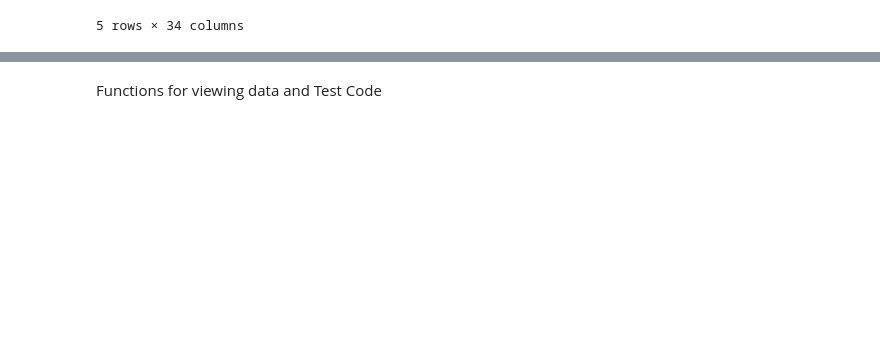
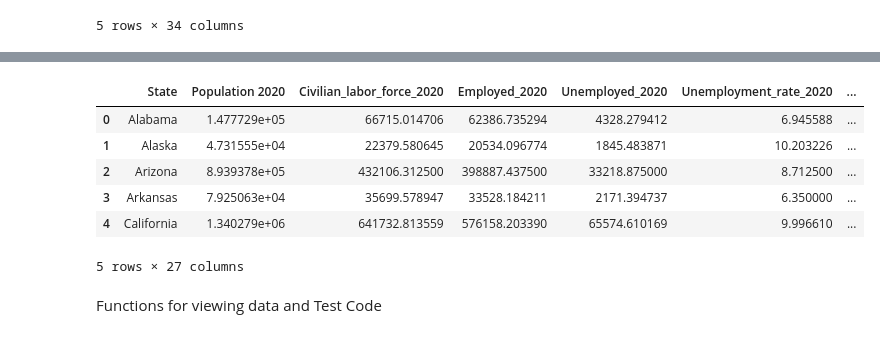
Before and after one commit to jason-napier/Water-Quality, a Jupyter notebook: EDA.ipynb, the cells around one changed output, grey strips where cells are left out. Drawn from its saved outputs; the diff is of its cells as text; code cells hidden in the pictures; blank space fills up the shorter version.

```diff
--- a/EDA.ipynb
+++ b/EDA.ipynb
@@ -294,0 +228,39 @@ arsenic_df.head()
+# %%
+#List of States
+# Define the mapping between states and regions
+state_to_region = {
+    'Arizona': 'Four Corners',
+    'California': 'West Coast',
+    'Colorado': 'Four Corners',
+    'Connecticut': 'Northeast',
+    'Maine': 'Northeast',
+    # 'Maryland': 'South',
+    'Massachusetts': 'Northeast',
+    'New Hampshire': 'Northeast',
+    'New Jersey': 'Northeast',
+    'New Mexico': 'Four Corners',
+    'New York': 'Northeast',
+    'Oregon': 'West Coast',
+    'Pennsylvania': 'Northeast',
+    'Rhode Island': 'Northeast',
+    'Utah': 'Four Corners',
+    'Vermont': 'Northeast',
+    'Washington': 'West Coast'
+}
+
+# Apply the mapping to the "State" column and create a new "Region" column
+impurities_df['Region'] = impurities_df['State'].map(state_to_region)
+
+impurities_region_df = impurities_df.groupby("Region").mean()
+impurities_region_df
+# %%
+#Combine Census data together
+#Dataframes to combine for the year 2020
+census_2020_df = pd.merge(population_2020_df, unemployment_2020_df, on="State", how="outer")
+census_2020_df = pd.merge(census_2020_df, education_2020_df, on="State", how="outer")
+census_2020_df = pd.merge(census_2020_df, poverty_2020_df, on="State", how="outer")
+
+#Reset index to create "State" column
+census_2020_df.reset_index()
+
+census_2020_df.info()
@@ -294,0 +285,12 @@ arsenic_df.head()
+# %%
+#Merge impurities_df and Census 2020 dataframe
+complete_2020_df =pd.merge(census_2020_df, impurities_df, on="State",how="outer")
+complete_2020_df.head()
+# %% [output]
+|  | State | Population 2020 | Civilian_labor_force_2020 | Employed_2020 | Unemployed_2020 | Unemployment_rate_2020 | ... |
+| 0 | Alabama | 1.477729e+05 | 66715.014706 | 62386.735294 | 4328.279412 | 6.945588 | ... |
+| 1 | Alaska | 4.731555e+04 | 22379.580645 | 20534.096774 | 1845.483871 | 10.203226 | ... |
+| 2 | Arizona | 8.939378e+05 | 432106.312500 | 398887.437500 | 33218.875000 | 8.712500 | ... |
+| 3 | Arkansas | 7.925063e+04 | 35699.578947 | 33528.184211 | 2171.394737 | 6.350000 | ... |
+| 4 | California | 1.340279e+06 | 641732.813559 | 576158.203390 | 65574.610169 | 9.996610 | ... |
+5 rows × 27 columns
```
Also changed, not shown: parts of 30 cells of this notebook, 46 other files.
